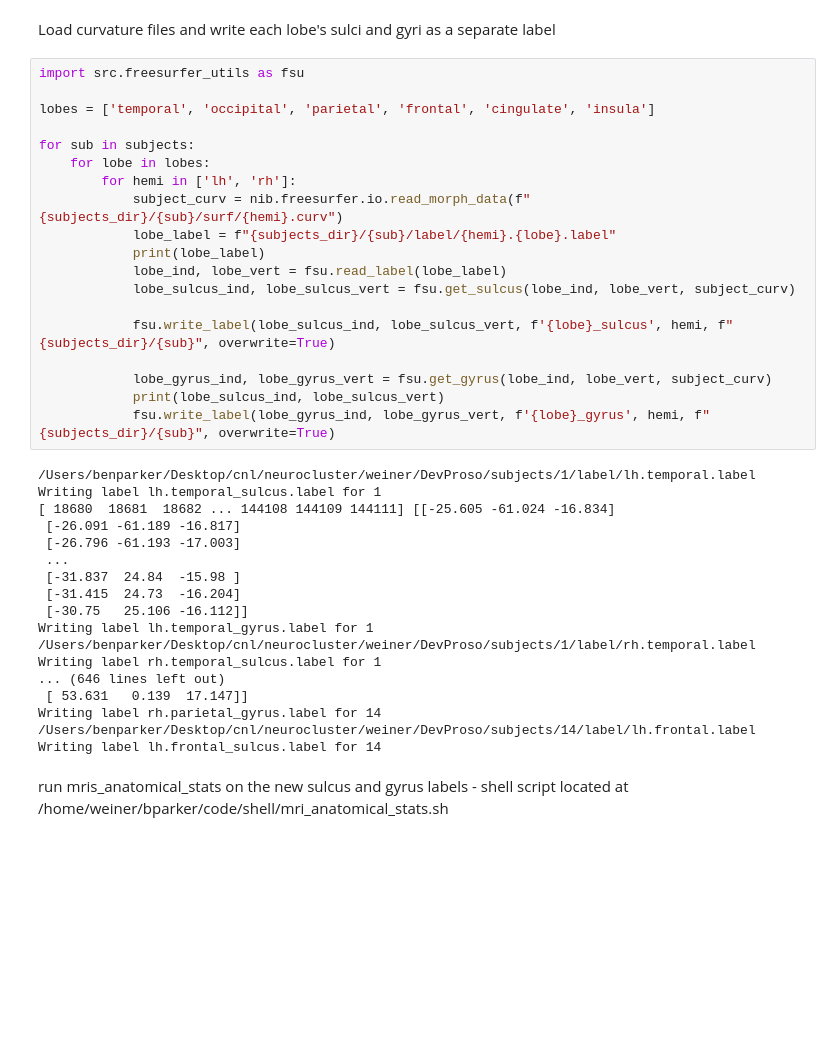
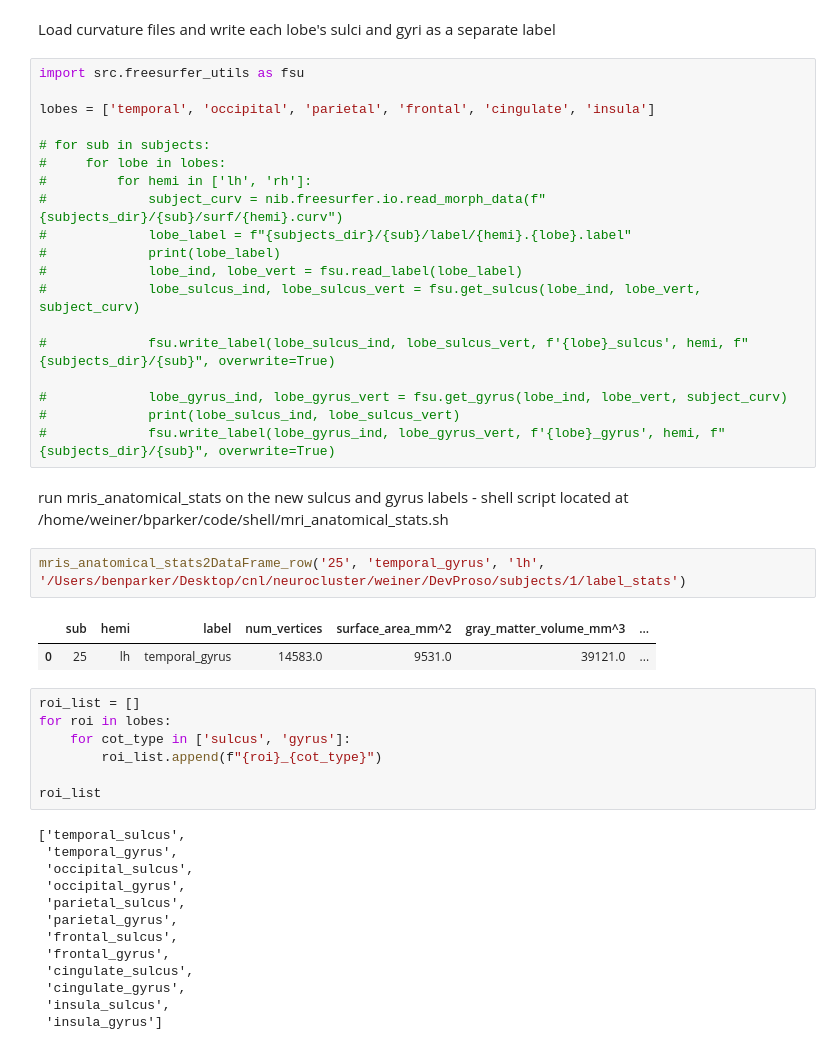
Before and after one commit to b-parker/CNL_scalpel, a Jupyter notebook: notebooks/curvature_difference.ipynb, the cells around one changed output. Cells and saved outputs as stored; diff of their text form; blank space fills up the shorter version.

```diff
--- a/notebooks/curvature_difference.ipynb
+++ b/notebooks/curvature_difference.ipynb
@@ -209,37 +218,44 @@ import src.freesurfer_utils as fsu
 
 lobes = ['temporal', 'occipital', 'parietal', 'frontal', 'cingulate', 'insula']
 
-for sub in subjects:
-    for lobe in lobes:
-        for hemi in ['lh', 'rh']:
-            subject_curv = nib.freesurfer.io.read_morph_data(f"{subjects_dir}/{sub}/surf/{hemi}.curv")
-            lobe_label = f"{subjects_dir}/{sub}/label/{hemi}.{lobe}.label"
-            print(lobe_label)
-            lobe_ind, lobe_vert = fsu.read_label(lobe_label)
-            lobe_sulcus_ind, lobe_sulcus_vert = fsu.get_sulcus(lobe_ind, lobe_vert, subject_curv)
+# for sub in subjects:
+#     for lobe in lobes:
+#         for hemi in ['lh', 'rh']:
+#             subject_curv = nib.freesurfer.io.read_morph_data(f"{subjects_dir}/{sub}/surf/{hemi}.curv")
+#             lobe_label = f"{subjects_dir}/{sub}/label/{hemi}.{lobe}.label"
+#             print(lobe_label)
+#             lobe_ind, lobe_vert = fsu.read_label(lobe_label)
+#             lobe_sulcus_ind, lobe_sulcus_vert = fsu.get_sulcus(lobe_ind, lobe_vert, subject_curv)
 
-            fsu.write_label(lobe_sulcus_ind, lobe_sulcus_vert, f'{lobe}_sulcus', hemi, f"{subjects_dir}/{sub}", overwrite=True)
+#             fsu.write_label(lobe_sulcus_ind, lobe_sulcus_vert, f'{lobe}_sulcus', hemi, f"{subjects_dir}/{sub}", overwrite=True)
 
-            lobe_gyrus_ind, lobe_gyrus_vert = fsu.get_gyrus(lobe_ind, lobe_vert, subject_curv)
-            print(lobe_sulcus_ind, lobe_sulcus_vert)
-            fsu.write_label(lobe_gyrus_ind, lobe_gyrus_vert, f'{lobe}_gyrus', hemi, f"{subjects_dir}/{sub}", overwrite=True)
+#             lobe_gyrus_ind, lobe_gyrus_vert = fsu.get_gyrus(lobe_ind, lobe_vert, subject_curv)
+#             print(lobe_sulcus_ind, lobe_sulcus_vert)
+#             fsu.write_label(lobe_gyrus_ind, lobe_gyrus_vert, f'{lobe}_gyrus', hemi, f"{subjects_dir}/{sub}", overwrite=True)
-# %% [output]
-/Users/benparker/Desktop/cnl/neurocluster/weiner/DevProso/subjects/1/label/lh.temporal.label
-Writing label lh.temporal_sulcus.label for 1
-[ 18680  18681  18682 ... 144108 144109 144111] [[-25.605 -61.024 -16.834]
- [-26.091 -61.189 -16.817]
- [-26.796 -61.193 -17.003]
- ...
- [-31.837  24.84  -15.98 ]
- [-31.415  24.73  -16.204]
- [-30.75   25.106 -16.112]]
-Writing label lh.temporal_gyrus.label for 1
-/Users/benparker/Desktop/cnl/neurocluster/weiner/DevProso/subjects/1/label/rh.temporal.label
-Writing label rh.temporal_sulcus.label for 1
-... (646 lines left out)
- [ 53.631   0.139  17.147]]
-Writing label rh.parietal_gyrus.label for 14
-/Users/benparker/Desktop/cnl/neurocluster/weiner/DevProso/subjects/14/label/lh.frontal.label
-Writing label lh.frontal_sulcus.label for 14
 # %% [markdown]
 run mris_anatomical_stats on the new sulcus and gyrus labels - shell script located at /home/weiner/bparker/code/shell/mri_anatomical_stats.sh
+# %%
+mris_anatomical_stats2DataFrame_row('25', 'temporal_gyrus', 'lh', '/Users/benparker/Desktop/cnl/neurocluster/weiner/DevProso/subjects/1/label_stats')
+# %% [output]
+|  | sub | hemi | label | num_vertices | surface_area_mm^2 | gray_matter_volume_mm^3 | ... |
+| 0 | 25 | lh | temporal_gyrus | 14583.0 | 9531.0 | 39121.0 | ... |
+# %%
+roi_list = []
+for roi in lobes:
+    for cot_type in ['sulcus', 'gyrus']:
+        roi_list.append(f"{roi}_{cot_type}")
+
+roi_list
+# %% [output]
+['temporal_sulcus',
+ 'temporal_gyrus',
+ 'occipital_sulcus',
+ 'occipital_gyrus',
+ 'parietal_sulcus',
+ 'parietal_gyrus',
+ 'frontal_sulcus',
+ 'frontal_gyrus',
+ 'cingulate_sulcus',
+ 'cingulate_gyrus',
+ 'insula_sulcus',
+ 'insula_gyrus']
```
Also changed, not shown: parts of 8 cells of this notebook, 1 other file.
